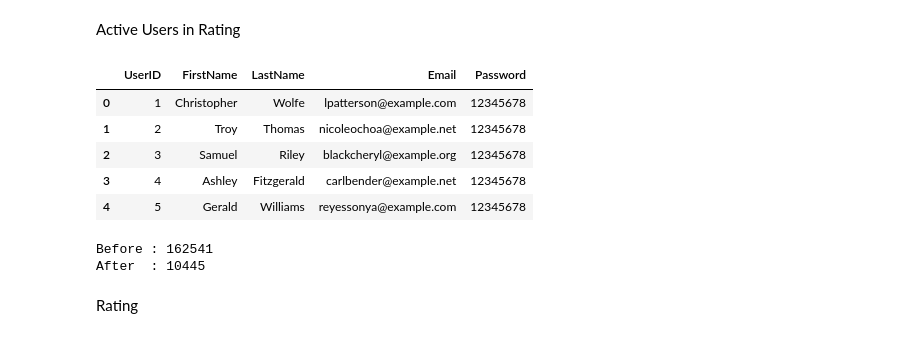
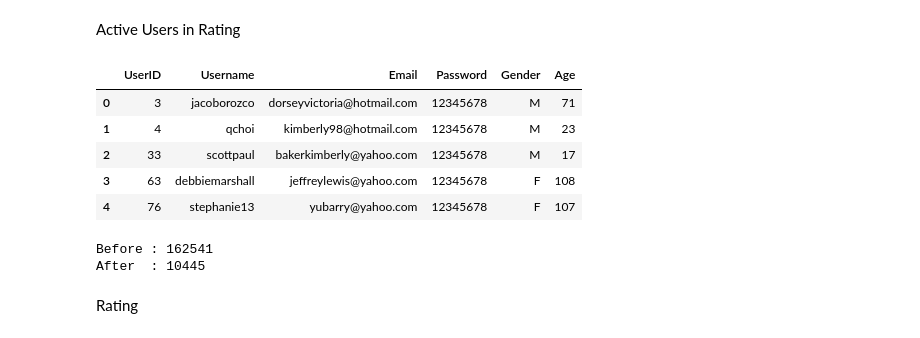
Before and after one commit to MixGaming0959/Recommendation_System, a Jupyter notebook: prepairingData/1 Data Filtering.ipynb, the cells around one changed output. Drawn from its saved outputs; the diff is of its cells as text; code cells hidden in the pictures.

```diff
--- a/prepairingData/1 Data Filtering.ipynb
+++ b/prepairingData/1 Data Filtering.ipynb
@@ -54,28 +54,34 @@ if 'Years' not in movies.columns:
 สร้างข้อมูล โดยใช้ Faker เป็นการสุ่มสร้างข้อมูล
 # %%
 from faker import Faker
+from datetime import date
+
+now_Year = date.today().year
 
 fake = Faker()
 userIDs = ratings["UserID"].unique()
 
-dic_users = {"UserID":[], "FirstName":[], "LastName":[], "Email":[], "Password":[]}
+dic_users = {"UserID":[], "Username":[], "Email":[], "Password":[], "Gender":[], "Age":[]}
 
 # สร้างข้อมูลผู้ใช้แบบสุ่ม
 for i in userIDs:
-    first_name = fake.first_name()
-    last_name = fake.last_name()
-    email = fake.email()
 
-    # password = fake.password()
-    password = "12345678"
+    profile = fake.simple_profile()
+
+    userName = profile['username']
+    email = profile['mail']
+    password = "12345678"     # password = fake.password()
+    gender = profile['sex']
+    age = now_Year - profile['birthdate'].year
 
     dic_users["UserID"].append(int(i))
-    dic_users["FirstName"].append(first_name)
-    dic_users["LastName"].append(last_name)
+    dic_users["Username"].append(userName)
     dic_users["Email"].append(email)
     dic_users["Password"].append(password)
+    dic_users["Gender"].append(gender)
+    dic_users["Age"].append(age)
 
-users = pd.DataFrame(dic_users, columns=["UserID", "FirstName", "LastName", "Email", "Password"])
+users = pd.DataFrame(dic_users, columns=["UserID", "Username", "Email", "Password", "Gender", "Age"])
 # %%
 def display_pd(df_clean):
     display(df_clean.head(5), df_clean.shape)
@@ -199,7 +205,7 @@ display_pd(filtered_ratings)
 จัดรูปแบบ Data ของ Movie และ User ตามที่มีในตาราง filtered_ratings
 # %%
 def BeforeAfter(before, after):
-    display(before.head(5))
+    display(after.head(5))
     print("Before :", before.shape[0])
     print("After  :", after.shape[0])
 # %% [markdown]
@@ -239,16 +241,19 @@ After  : 162541
 # %% [markdown]
 Active Users in Rating
-# %%
-BeforeAfter(users, filtered_ratings['UserID'].unique())
-# %% [output]
-|  | UserID | FirstName | LastName | Email | Password |
-| 0 | 1 | Christopher | Wolfe | lpatterson@example.com | 12345678 |
-| 1 | 2 | Troy | Thomas | nicoleochoa@example.net | 12345678 |
-| 2 | 3 | Samuel | Riley | blackcheryl@example.org | 12345678 |
-| 3 | 4 | Ashley | Fitzgerald | carlbender@example.net | 12345678 |
-| 4 | 5 | Gerald | Williams | reyessonya@example.com | 12345678 |
-Before : 162541
-After  : 10445
+# %%
+active_user = pd.DataFrame({"UserID":filtered_ratings['UserID'].unique()}, columns=['UserID'])
+active_user = df_users.merge(active_user, on='UserID', how='inner')
+
+BeforeAfter(df_users, active_user)
+# %% [output]
+|  | UserID | Username | Email | Password | Gender | Age |
+| 0 | 3 | jacoborozco | dorseyvictoria@hotmail.com | 12345678 | M | 71 |
+| 1 | 4 | qchoi | kimberly98@hotmail.com | 12345678 | M | 23 |
+| 2 | 33 | scottpaul | bakerkimberly@yahoo.com | 12345678 | M | 17 |
+| 3 | 63 | debbiemarshall | jeffreylewis@yahoo.com | 12345678 | F | 108 |
+| 4 | 76 | stephanie13 | yubarry@yahoo.com | 12345678 | F | 107 |
+Before : 162541
+After  : 10445
 # %% [markdown]
 Rating
 # %%
```
Also changed, not shown: parts of 4 cells of this notebook, 4 other files.
